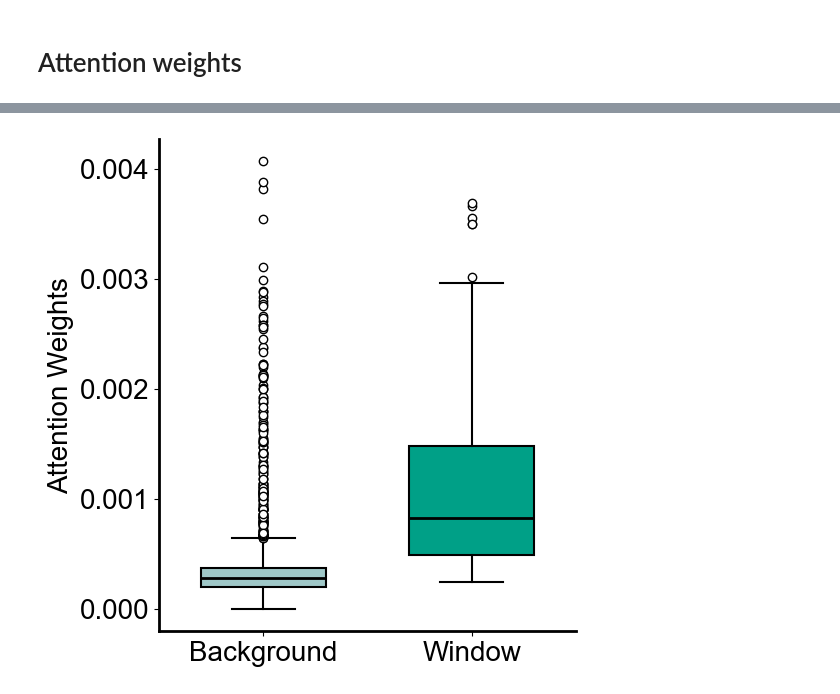
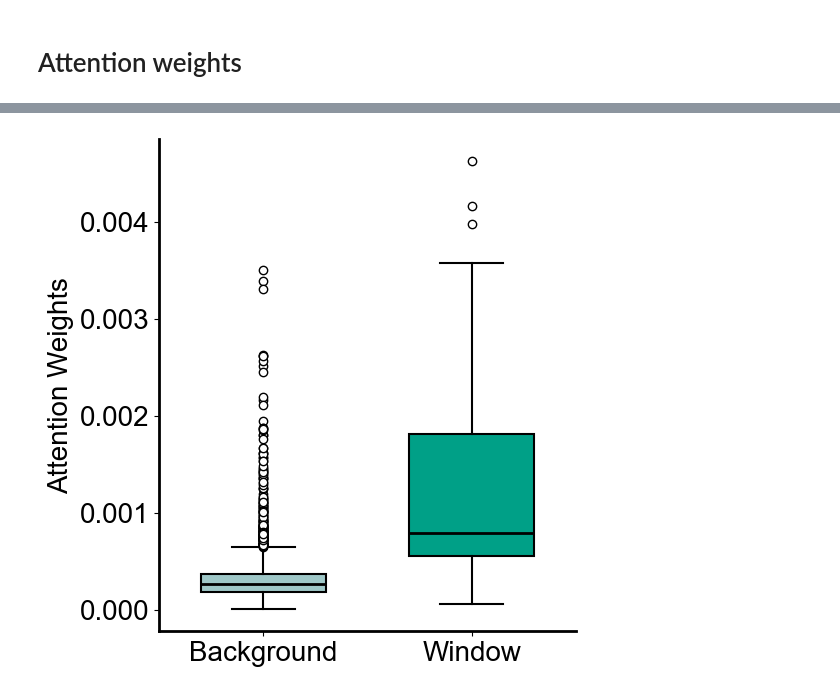
Before and after one commit to cauliyang/chimeralm_paper, a Jupyter notebook: figures/draw_figures.ipynb, the cells around one changed output, grey strips where cells are left out. Drawn from its saved outputs; the diff is of its cells as text; code cells hidden in the pictures.

```diff
--- a/figures/draw_figures.ipynb
+++ b/figures/draw_figures.ipynb
@@ -1188,7 +1191,10 @@ plot_reduction(hyena_mk1c_data, figname="hyena_mk1c_reduction_benchmark.pdf")
 # %%
 import pickle
 
-with open("./data/attention_weight/6f4568e5-3543-48c7-a64b-f4010c03804c_attention.pkl", "rb") as f:
+
+# 1c66d41b-de5a-4e3d-b54d-69d41bfc3160_attention.pkl
+
+with open("./data/attention_weight/1c66d41b-de5a-4e3d-b54d-69d41bfc3160_attention.pkl", "rb") as f:
     attention_weights = pickle.load(f)
 
 attention_weights
@@ -1253,3 +1259,5 @@ attention_weights["attention_data"]['position_data']
+# %%
+pos = 2148
 # %%
 def draw_attention_weights(
     attention_weights,
@@ -1348,7 +1356,7 @@ draw_attention_weights(
 # %%
 def draw_window_attention_weights(
     attention_weights,
-    pos=1553,
+    pos,
     colors=["#9fc8c8ff", "#00a087ff"],
     figname=None,
     figsize=(6, 6),
@@ -1424,12 +1432,12 @@ def draw_window_attention_weights(
 # %%
 draw_window_attention_weights(
     attention_weights,
-    pos=1553,
+    pos=pos,
     colors=[
         "#9fc8c8ff",
         "#00a087ff",
     ],
-    figname="6f4568e5-3543-48c7-a64b-f4010c03804c_window_attention_weights_boxplot_1553.pdf",
+    figname="1c66d41b-de5a-4e3d-b54d-69d41bfc3160_window_attention_weights_boxplot_2148.pdf",
 )
 # %% [output]
-[figure, old version]
+[figure, new version]
```
Also changed, not shown: parts of 6 cells of this notebook, 9 other files.
